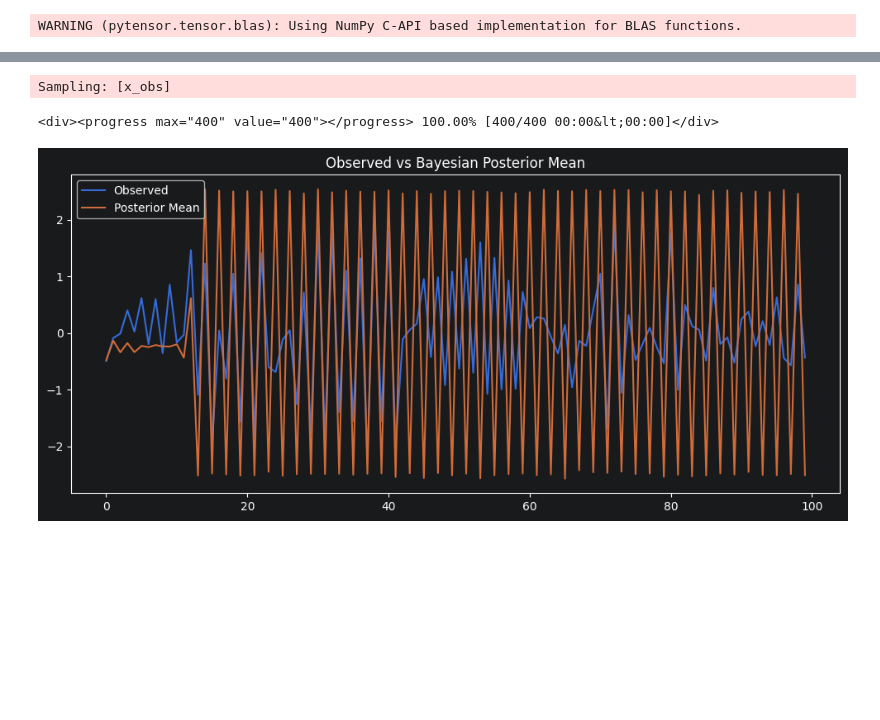
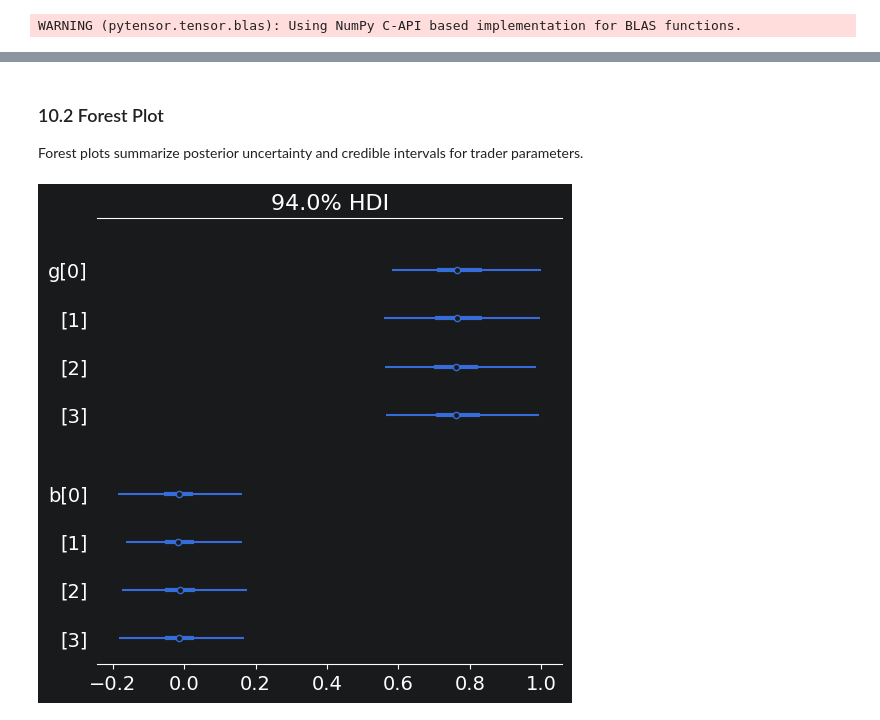
Before and after one commit to minhokg/bh-agent-model, a Jupyter notebook: src/bh_agent_model/analysis/bh_hierarchical_model/bh_hierarchical_model_analysis.ipynb, the cells around one changed output, grey strips where cells are left out. Drawn from its saved outputs; the diff is of its cells as text; code cells hidden in the pictures; blank space fills up the shorter version.

```diff
--- a/src/bh_agent_model/analysis/bh_hierarchical_model/bh_hierarchical_model_analysis.ipynb
+++ b/src/bh_agent_model/analysis/bh_hierarchical_model/bh_hierarchical_model_analysis.ipynb
@@ -147,25 +331,13 @@ plt.show()
-# %%
-# posterior predictive checks
-with model:
-    ppc = pm.sample_posterior_predictive(trace=trace)
-# %% [output]
-Sampling: [x_obs]
-<div><progress max="400" value="400"></progress> 100.00% [400/400 00:00&lt;00:00]</div>
-# %%
-# compare simulated vs fitted prices
-posterior_mean = (
-    ppc.posterior_predictive["x_obs"].mean(dim=["chain","draw"]).values
-)
-
-plt.figure(figsize=(12, 5))
-
-plt.plot(prices_std, label="Observed")
-plt.plot(posterior_mean, label="Posterior Mean")
-
-plt.legend()
-
-plt.title("Observed vs Bayesian Posterior Mean")
-
-plt.show()
-# %% [output]
-[figure, removed]
+# %% [markdown]
+### 10.2 Forest Plot
+Forest plots summarize posterior uncertainty and credible intervals for trader parameters.
+# %%
+az.plot_forest(
+    trace,
+    var_names=["g","b"],
+    combined=True,
+)
+
+plt.show()
+# %% [output]
+[figure, added]
```
Also changed, not shown: parts of 33 cells of this notebook.
